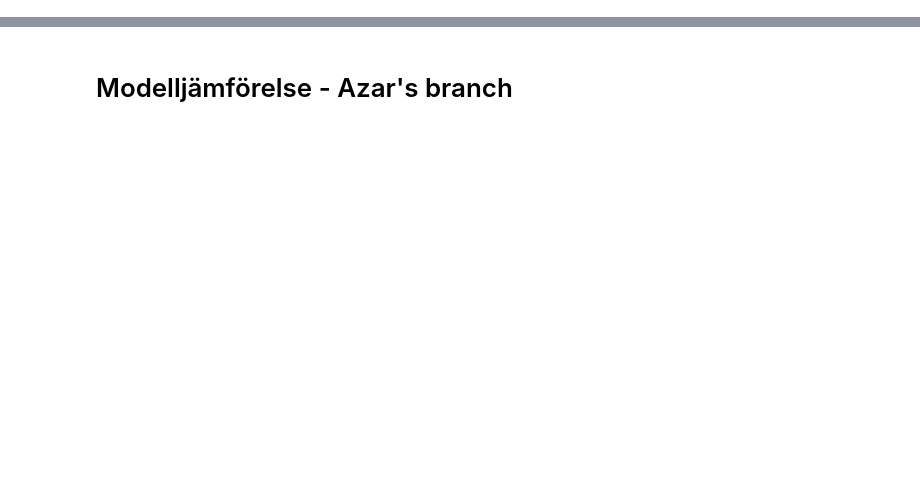
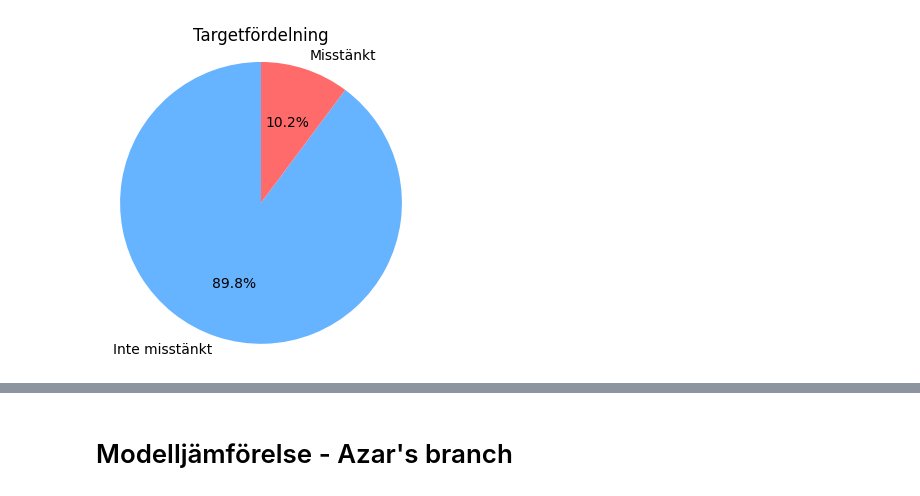
Before and after one commit to eliasstalfreelancer/GruppArbete_ML_Grupp_6, a Jupyter notebook: Report.ipynb, the cells around one changed output, grey strips where cells are left out. Cells and saved outputs as stored; diff of their text form; code cells hidden in the pictures; blank space fills up the shorter version.

```diff
--- a/Report.ipynb
+++ b/Report.ipynb
@@ -0,0 +8,2 @@
+# %%
+df = pd.read_csv ("data/historical_data.csv")
@@ -0,0 +90,16 @@
+# %%
+value = df["is_suspicious"].value_counts()
+
+plt.figure(figsize=(4,4))
+plt.pie(value,
+        labels=["Inte misstänkt", "Misstänkt"],
+        autopct='%1.1f%%',
+        startangle=90,
+        colors=['#66b3ff',  '#FF6B6B'])
+
+plt.title("Targetfördelning")
+plt.axis('equal')
+
+plt.show()
+# %% [output]
+[figure, added]
```
Also changed, not shown: parts of 16 cells of this notebook.
